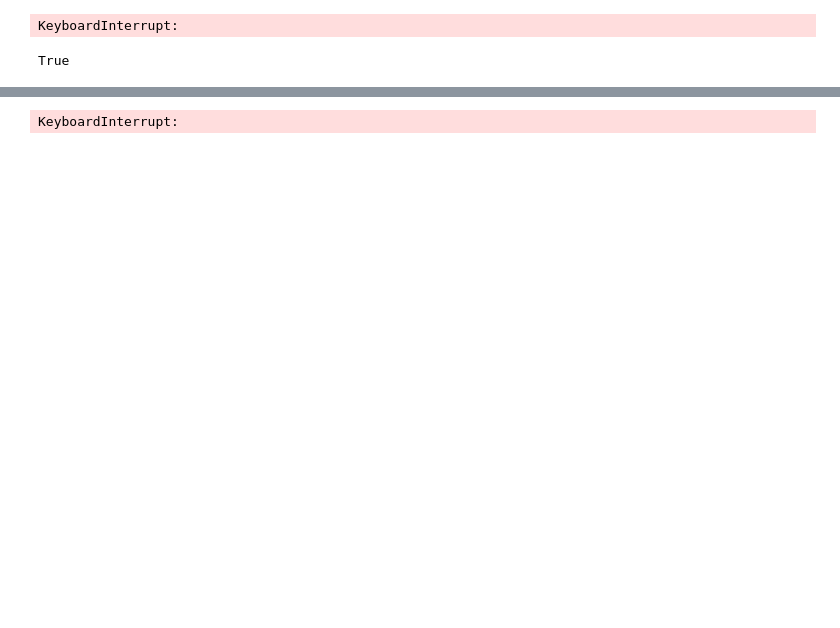
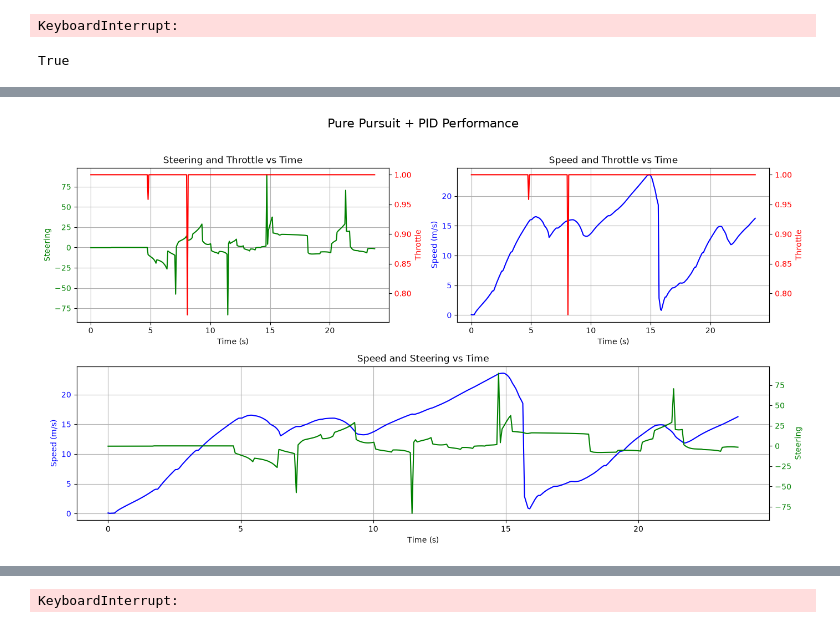
Before and after one commit to Muwahid-Ayaan/Autonomous-Car, a Jupyter notebook: Trial.ipynb, the cells around one changed output, grey strips where cells are left out. Saved outputs shown, nothing was run; the diff lists cells and outputs as text; code cells hidden in the pictures; blank space fills up the shorter version.

```diff
--- a/Trial.ipynb
+++ b/Trial.ipynb
@@ -62 +116,10 @@ def Pure_pursuit(vehicle : carla.Vehicle, Goal : carla.Transform):
+# %%
+def Make_Path(vehicle : carla.Vehicle, length : int, lookahead : float):
+    Path = [map.get_waypoint(vehicle.get_transform().location)]
+    while len(Path) < length:
+        Next_waypoints = Path[len(Path)-1].next(lookahead)
+        Path.append(Next_waypoints[random.randint(0,len(Next_waypoints)-1)])
+    return Path
+# %%
+list_of_throttle = []
 # %%
@@ -119,2 +227,75 @@ True
 # %%
+import matplotlib.pyplot as plt
+from matplotlib.gridspec import GridSpec
+
+# Data format:
+# [speed, throttle, steering, time]
+
+times      = [x[3] for x in list_of_throttle]
+speeds     = [x[0] for x in list_of_throttle]
+throttles  = [x[1] for x in list_of_throttle]
+steerings  = [x[2] for x in list_of_throttle]
+
+fig = plt.figure(figsize=(14, 8))
+gs = GridSpec(2, 2, figure=fig)
+
+# ============================================================
+# Steering + Throttle
+# ============================================================
+ax1 = fig.add_subplot(gs[0, 0])
+
+ax1.plot(times, steerings, 'g', label='Steering')
+ax1.set_xlabel("Time (s)")
+ax1.set_ylabel("Steering", color='g')
+ax1.tick_params(axis='y', labelcolor='g')
+ax1.grid(True)
+
+ax1_t = ax1.twinx()
+ax1_t.plot(times, throttles, 'r', label='Throttle')
+ax1_t.set_ylabel("Throttle", color='r')
+ax1_t.tick_params(axis='y', labelcolor='r')
+
+ax1.set_title("Steering and Throttle vs Time")
+
+# ============================================================
+# Speed + Throttle
+# ============================================================
+ax2 = fig.add_subplot(gs[0, 1])
+
+ax2.plot(times, speeds, 'b', label='Speed')
+ax2.set_xlabel("Time (s)")
+ax2.set_ylabel("Speed (m/s)", color='b')
+ax2.tick_params(axis='y', labelcolor='b')
+ax2.grid(True)
+
+ax2_t = ax2.twinx()
+ax2_t.plot(times, throttles, 'r', label='Throttle')
+ax2_t.set_ylabel("Throttle", color='r')
+ax2_t.tick_params(axis='y', labelcolor='r')
+
+ax2.set_title("Speed and Throttle vs Time")
+
+# ============================================================
+# Speed + Steering
+# ============================================================
+ax3 = fig.add_subplot(gs[1, :])
+
+ax3.plot(times, speeds, 'b', label='Speed')
+ax3.set_xlabel("Time (s)")
+ax3.set_ylabel("Speed (m/s)", color='b')
+ax3.tick_params(axis='y', labelcolor='b')
+ax3.grid(True)
+
+ax3_t = ax3.twinx()
+ax3_t.plot(times, steerings, 'g', label='Steering')
+ax3_t.set_ylabel("Steering", color='g')
+ax3_t.tick_params(axis='y', labelcolor='g')
+
+ax3.set_title("Speed and Steering vs Time")
+
+fig.suptitle("Pure Pursuit + PID Performance", fontsize=16)
+
+plt.tight_layout(rect=[0, 0, 1, 0.96])
+plt.show()
 # %% [output]
+[figure, added]
```
Also changed, not shown: parts of 11 cells of this notebook, 1 other file.
